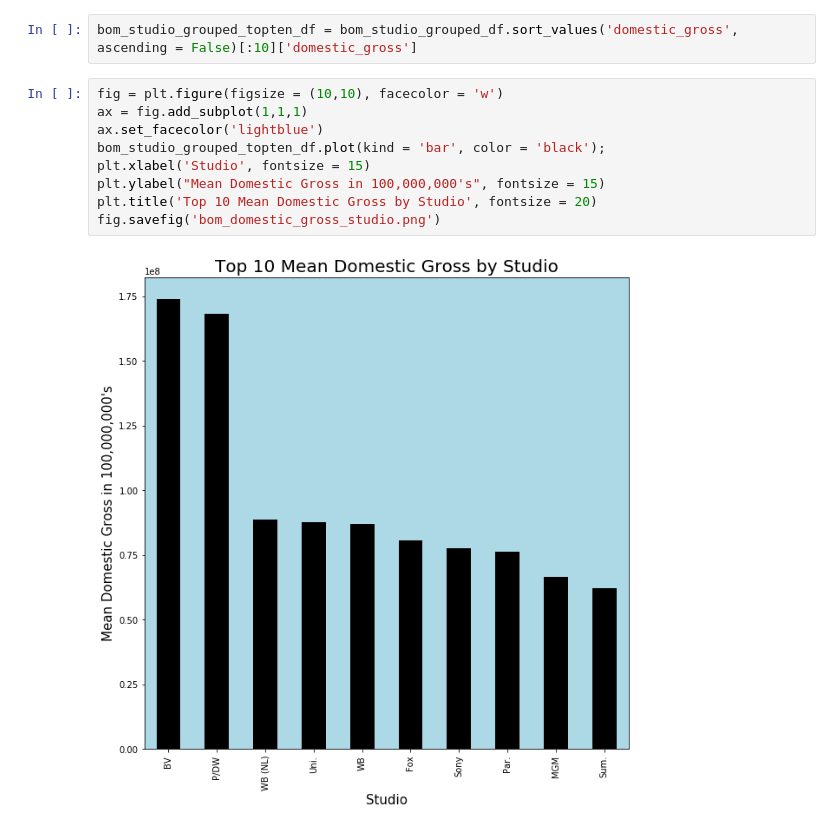
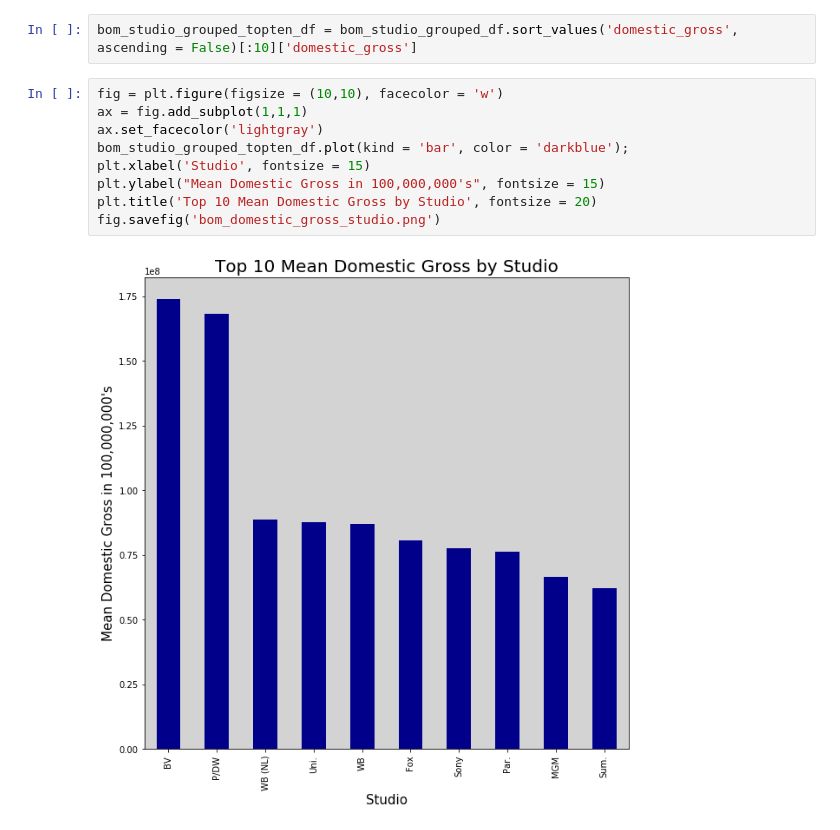
Before and after one commit to BenGeissel/Module_1_Project, a Jupyter notebook: Module_1_Project/Mod1Project_ben.ipynb, the cells around one changed output. Drawn from its saved outputs; the diff is of its cells as text.

Commit message:
Update files and visualizations

```diff
--- a/Module_1_Project/Mod1Project_ben.ipynb
+++ b/Module_1_Project/Mod1Project_ben.ipynb
@@ -361,11 +367,11 @@ bom_studio_grouped_topten_df = bom_studio_grouped_df.sort_values('domestic_gross
 # %%
 fig = plt.figure(figsize = (10,10), facecolor = 'w')
 ax = fig.add_subplot(1,1,1)
-ax.set_facecolor('lightblue')
-bom_studio_grouped_topten_df.plot(kind = 'bar', color = 'black');
+ax.set_facecolor('lightgray')
+bom_studio_grouped_topten_df.plot(kind = 'bar', color = 'darkblue');
 plt.xlabel('Studio', fontsize = 15)
 plt.ylabel("Mean Domestic Gross in 100,000,000's", fontsize = 15)
 plt.title('Top 10 Mean Domestic Gross by Studio', fontsize = 20)
 fig.savefig('bom_domestic_gross_studio.png')
 # %% [output]
-[figure, old version]
+[figure, new version]
```
Also changed, not shown: parts of 4 cells of this notebook, 3 other files.
